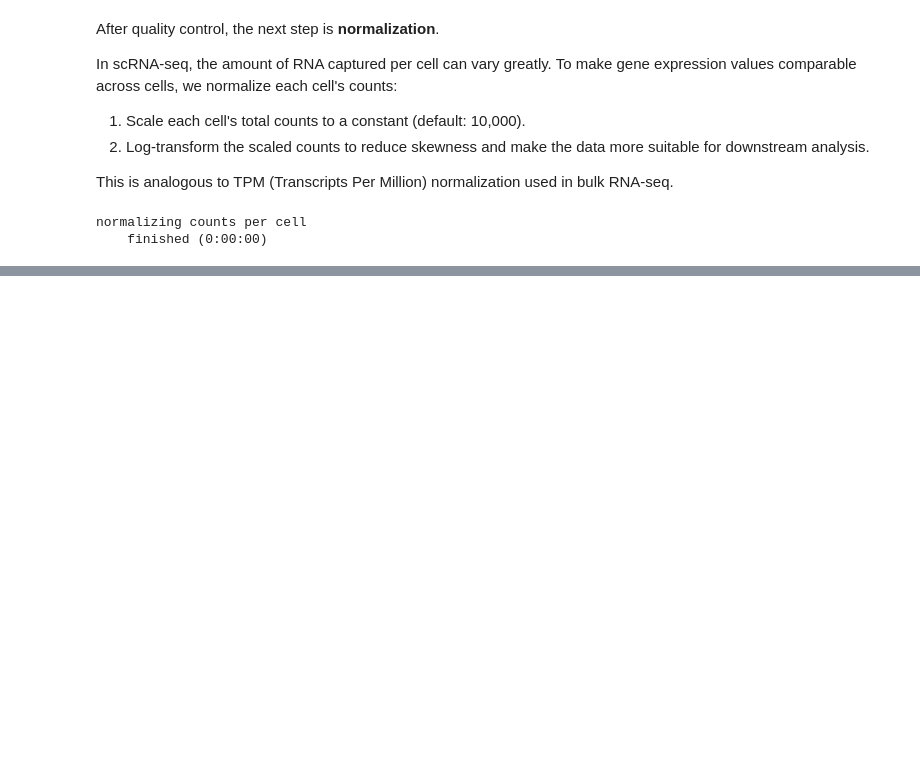
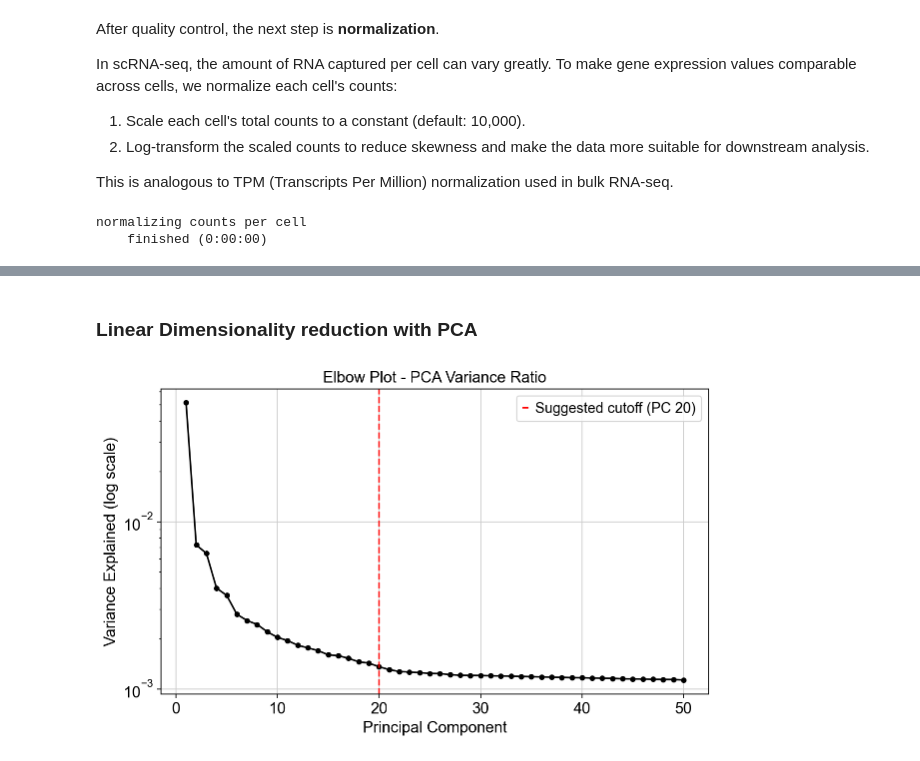
Before and after one commit to NafiAnnaD/Single_Cell_Biology_Project, a Jupyter notebook: Project_code.ipynb, the cells around one changed output, grey strips where cells are left out. Cells and saved outputs as stored; diff of their text form; code cells hidden in the pictures; blank space fills up the shorter version.

```diff
--- a/Project_code.ipynb
+++ b/Project_code.ipynb
@@ -221,0 +267,17 @@ normalizing counts per cell
+# %% [markdown]
+### Linear Dimensionality reduction with PCA
+# %%
+variance_ratio = adata.uns['pca']['variance_ratio']
+
+fig, ax = plt.subplots(figsize=(8, 5))
+ax.plot(range(1, len(variance_ratio) + 1), variance_ratio, 'o-', markersize=4, color='black')
+ax.axvline(x=20, color='red', linestyle='--', label='Suggested cutoff (PC 20)')
+ax.set_yscale('log')
+ax.set_xlabel('Principal Component')
+ax.set_ylabel('Variance Explained (log scale)')
+ax.set_title('Elbow Plot - PCA Variance Ratio')
+ax.legend()
+plt.tight_layout()
+plt.show()
+# %% [output]
+[figure, added]
```
Also changed, not shown: parts of 16 cells of this notebook.
